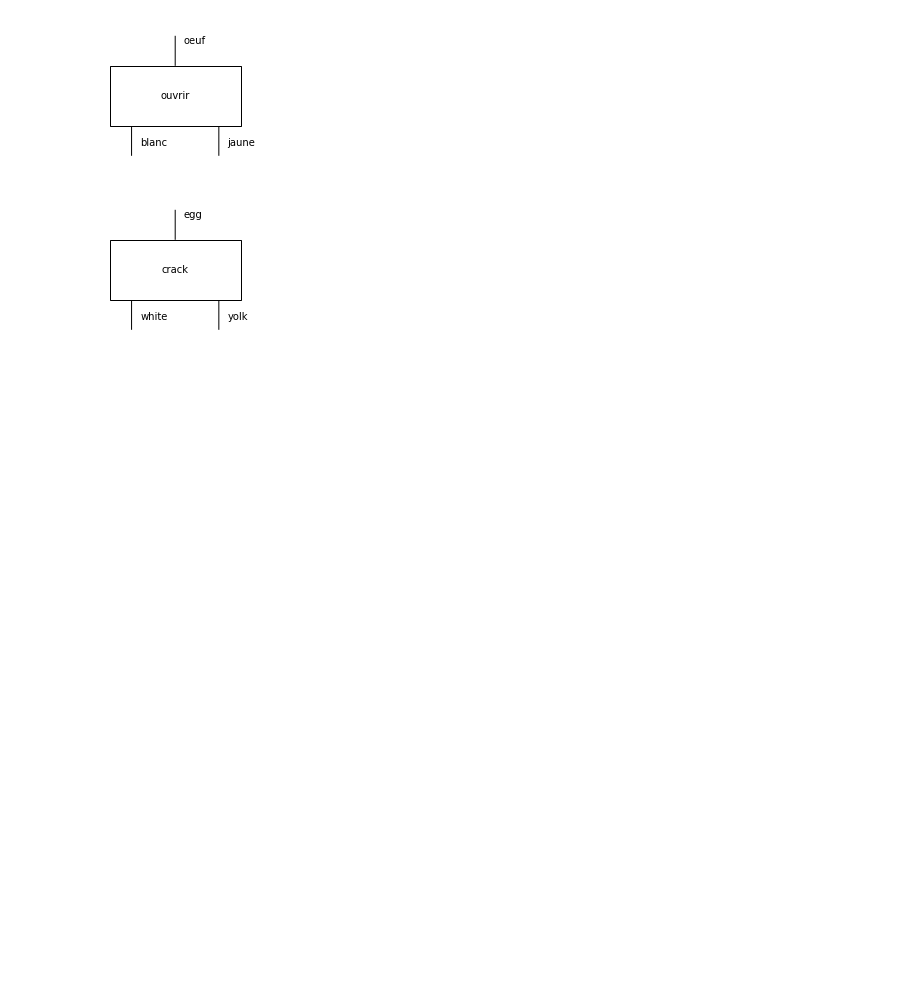
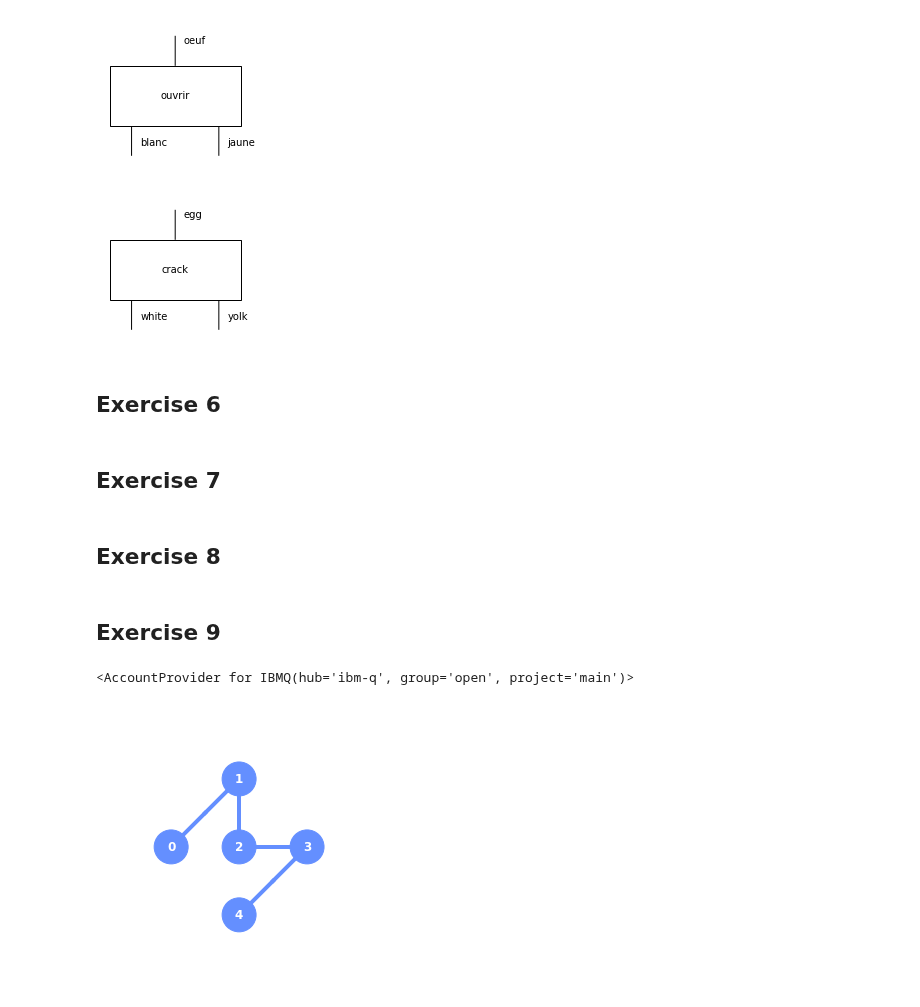
Before and after one commit to CDL-Quantum/CohortProject_2021, a Jupyter notebook: Week4_NLP/notebooks/task1-exercises.ipynb, the cells around one changed output. Drawn from its saved outputs; the diff is of its cells as text; code cells hidden in the pictures; blank space fills up the shorter version.

Commit message:
Updated Task 1 exercises

```diff
--- a/Week4_NLP/notebooks/task1-exercises.ipynb
+++ b/Week4_NLP/notebooks/task1-exercises.ipynb
@@ -177,3 +178,22 @@ french2english = Functor(
 french2english(english2french(crack)).draw(figsize=(2, 2))
 # %% [output]
 [figure]
+# %% [markdown]
+## **Exercise 6**
+# %% [markdown]
+## **Exercise 7**
+# %% [markdown]
+## **Exercise 8**
+# %% [markdown]
+## **Exercise 9**
+# %%
+qk.IBMQ.load_account()
+# %% [output]
+<AccountProvider for IBMQ(hub='ibm-q', group='open', project='main')>
+# %%
+provider = qk.IBMQ.get_provider(hub="ibm-q-startup", group="opacity-quantum", project="testing")
+backend = provider.get_backend('ibmq_bogota')
+
+qk.visualization.plot_gate_map(backend);
+# %% [output]
+[figure, added]
```
Also changed, not shown: parts of 13 cells of this notebook, 2 other files.
